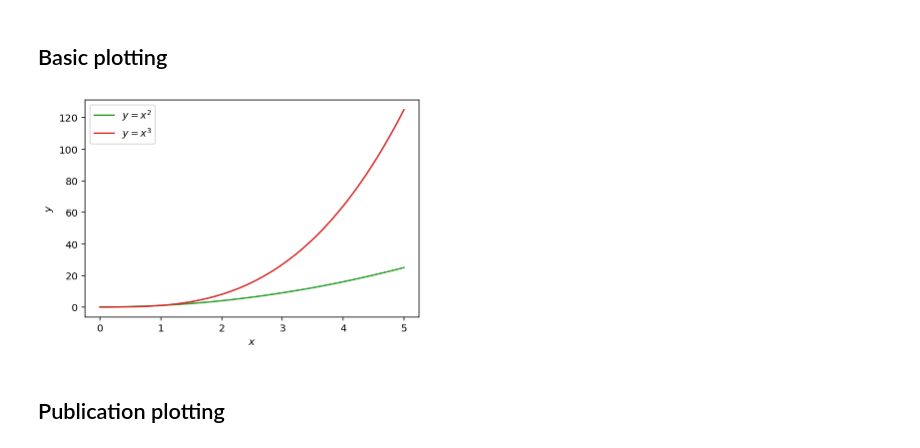
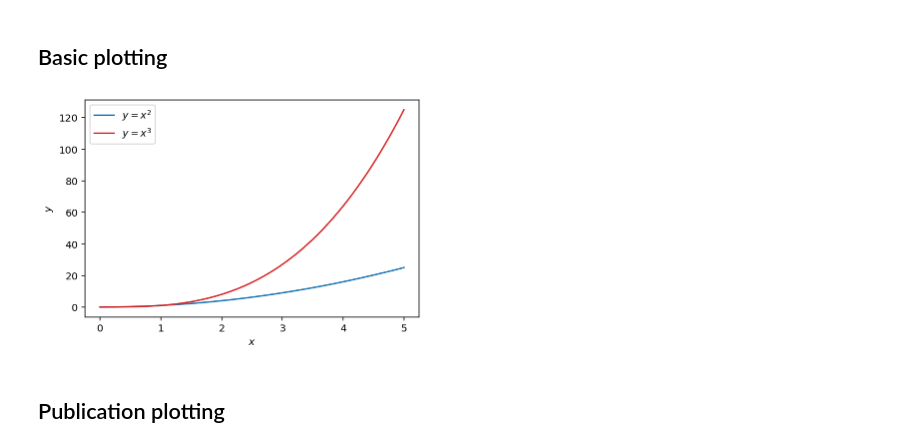
Before and after one commit to kstrm/Examples, a Jupyter notebook: Plotting examples.ipynb, the cells around one changed output. Saved outputs shown, nothing was run; the diff lists cells and outputs as text; code cells hidden in the pictures.

Commit message:
changed colors

```diff
--- a/Plotting examples.ipynb
+++ b/Plotting examples.ipynb
@@ -14,20 +14,20 @@ Populating the interactive namespace from numpy and matplotlib
 # %%
 # create some data
 
 x = np.linspace(0, 5, 100)
 y = x ** 2
 
 # plot the data
 
 fig, ax = plt.subplots() # no specific size given
 
-ax.plot(x, x**2, color='C2',label='$y = x^{2}$')
+ax.plot(x, x**2, color='C0',label='$y = x^{2}$')
 ax.plot(x, x**3, color='C3', label='$y = x^{3}$')
 ax.set_xlabel('$x$')
 ax.set_ylabel('$y$')
 ax.legend(loc=2); # more examples on how to controll the legend are given below
 # %% [output]
-[figure, old version]
+[figure, new version]
 # %% [markdown]
 ## Publication plotting
 # %% [markdown]
```
